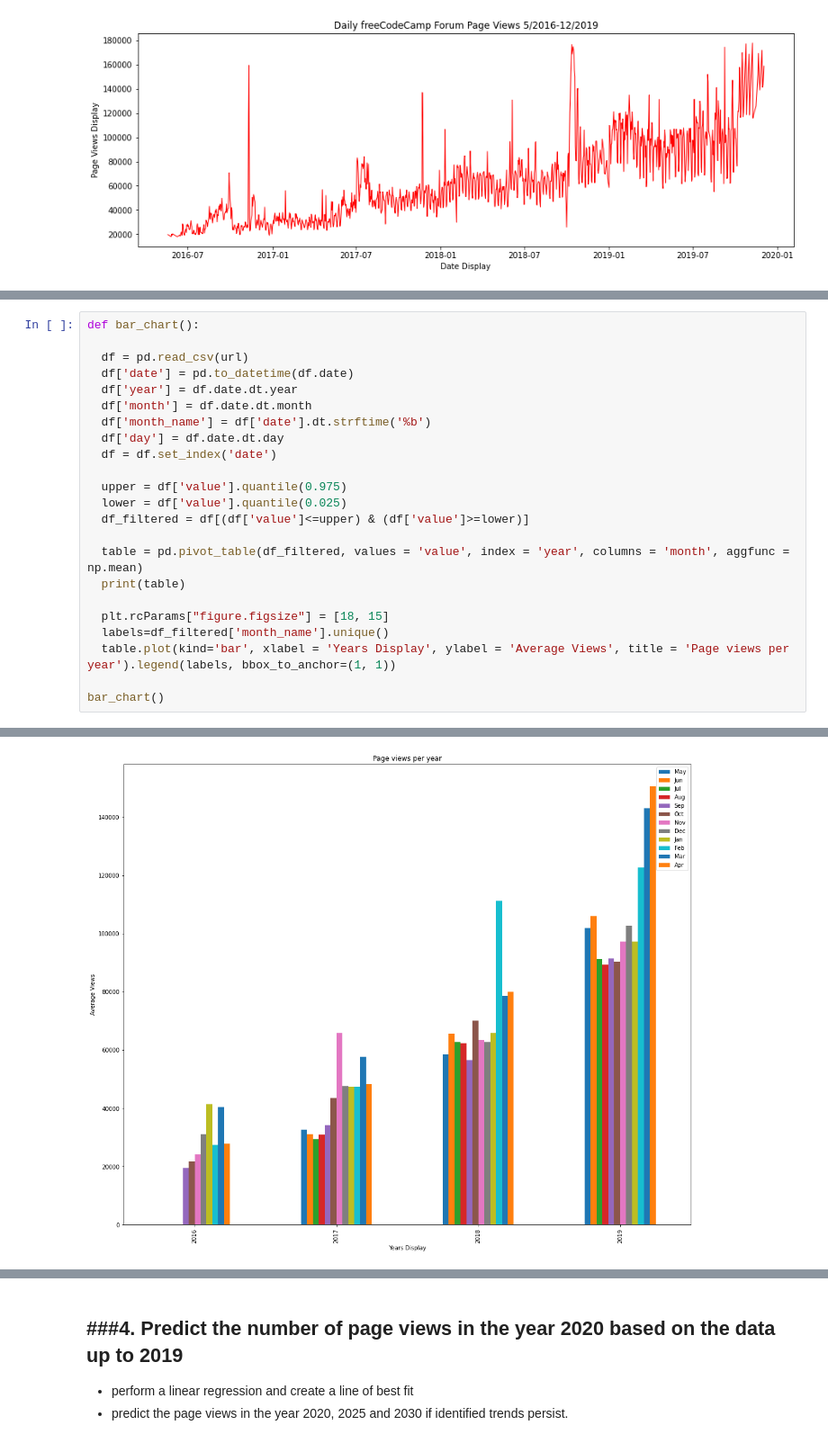
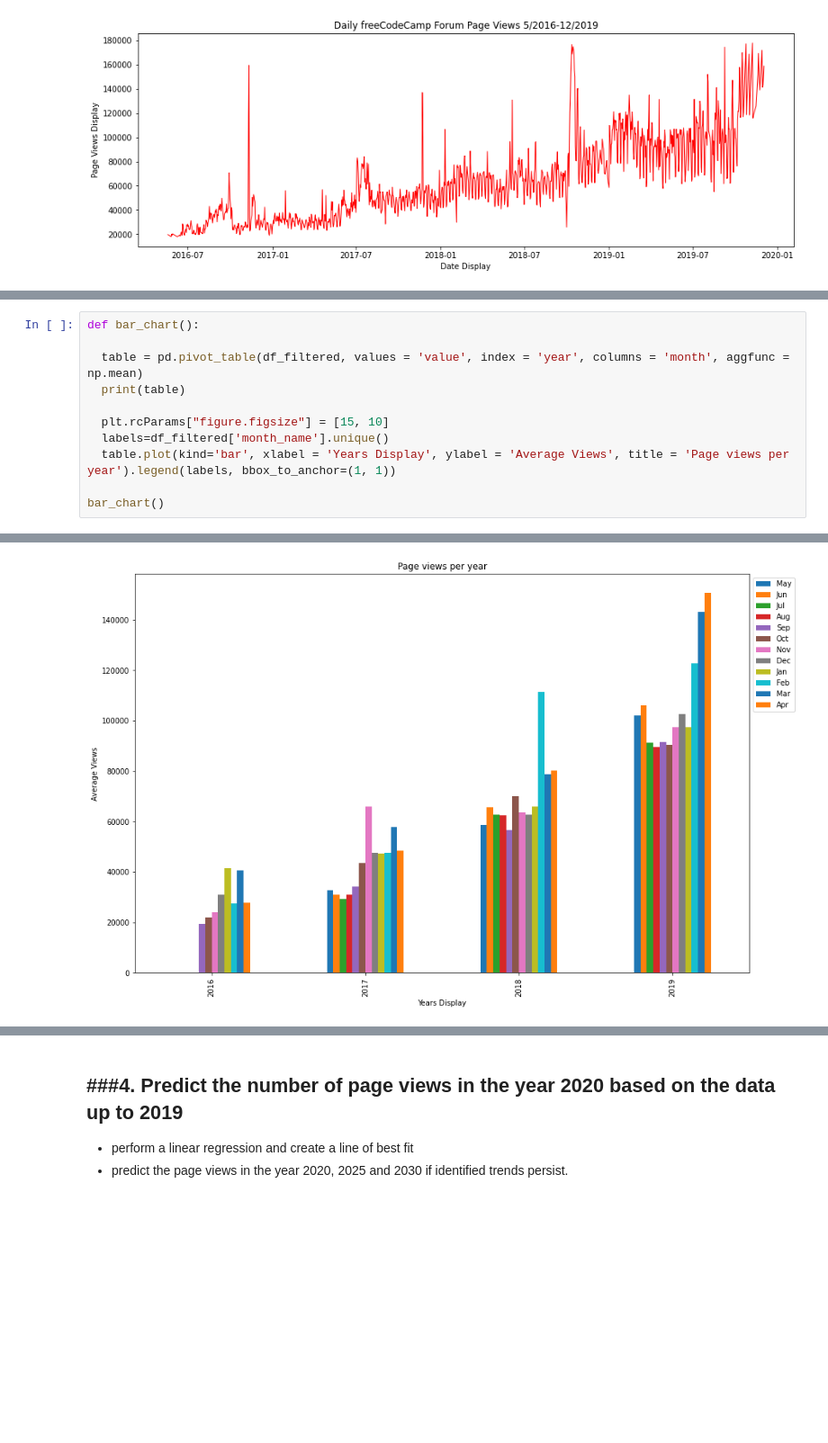
Before and after one commit to EllenSakkla/-PythonFundamentals, a Jupyter notebook: projects/Page_Views_Project.ipynb, the cells around one changed output, grey strips where cells are left out. Shown at 90% size. Drawn from its saved outputs; the diff is of its cells as text; blank space fills up the shorter version.

```diff
--- a/projects/Page_Views_Project.ipynb
+++ b/projects/Page_Views_Project.ipynb
@@ -143,49 +141,37 @@ line_plot()
 To prepare the data for the bar chart you should create a pivot table and can use pivot_table_name.plot(kind='bar')
 # %%
 def bar_chart():
-
-  df = pd.read_csv(url)
-  df['date'] = pd.to_datetime(df.date)
-  df['year'] = df.date.dt.year
-  df['month'] = df.date.dt.month
-  df['month_name'] = df['date'].dt.strftime('%b')
-  df['day'] = df.date.dt.day
-  df = df.set_index('date')
-
-  upper = df['value'].quantile(0.975)
-  lower = df['value'].quantile(0.025)
-  df_filtered = df[(df['value']<=upper) & (df['value']>=lower)]
 
   table = pd.pivot_table(df_filtered, values = 'value', index = 'year', columns = 'month', aggfunc = np.mean)
   print(table)
 
-  plt.rcParams["figure.figsize"] = [18, 15]
+  plt.rcParams["figure.figsize"] = [15, 10]
   labels=df_filtered['month_name'].unique()
   table.plot(kind='bar', xlabel = 'Years Display', ylabel = 'Average Views', title = 'Page views per year').legend(labels, bbox_to_anchor=(1, 1))
 
 bar_chart()
 # %% [output]
 month             1              2             3             4             5   \
 year
 2016             NaN            NaN           NaN           NaN  19432.400000
 2017    32785.161290   31113.071429  29369.096774  30878.733333  34244.290323
 2018    58580.096774   65679.000000  62693.774194  62350.833333  56562.870968
 2019   102056.516129  105968.357143  91214.483871  89368.433333  91439.903226
 
 month            6             7              8             9              10  \
 year
 2016   21875.105263  24109.678571   31049.193548  41476.866667   27398.322581
 2017   43577.500000  65806.838710   47712.451613  47376.800000   47438.709677
 2018   70117.000000  63591.064516   62831.612903  65941.733333  111378.142857
 2019   90435.642857  97236.566667  102717.310345  97268.833333  122802.272727
 
 month             11             12
 year
 2016    40448.633333   27832.419355
 2017    57701.566667   48420.580645
 2018    78688.333333   80047.483871
 2019   143166.428571  150733.500000
-[figure, old version]
+[figure, new version]
 # %% [markdown]
 ###3.  A set of box plots similar to this
 ---
```
Also changed, not shown: parts of 6 cells of this notebook.
